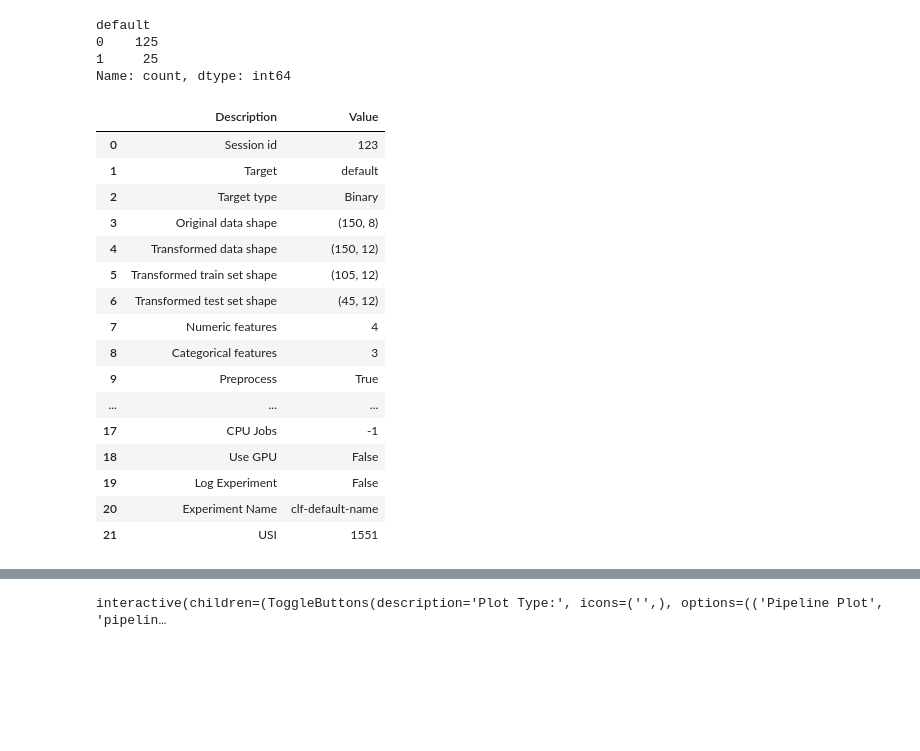
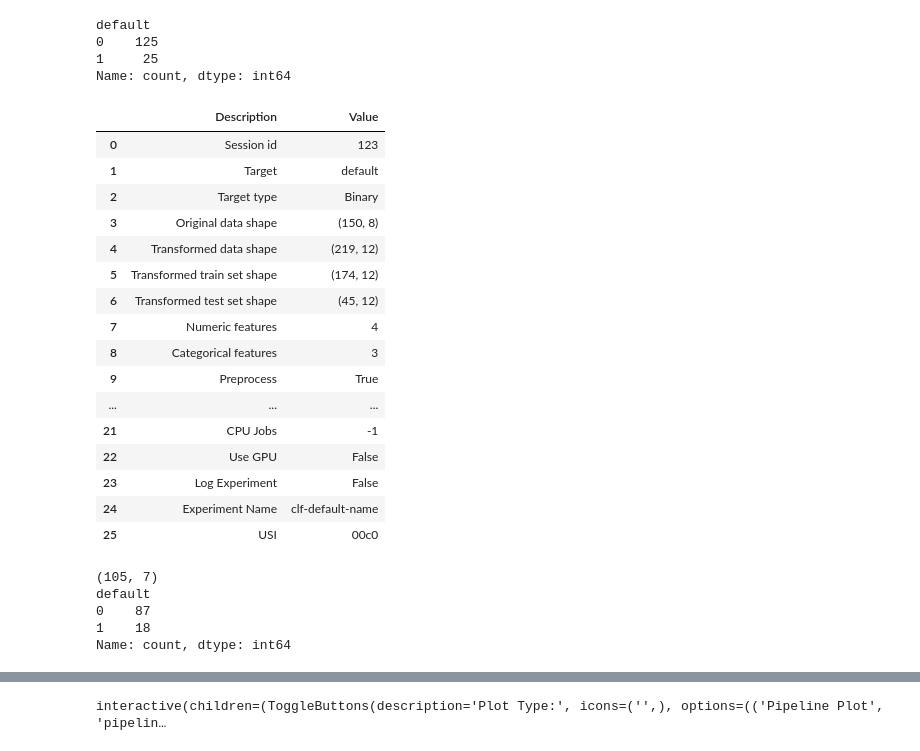
Before and after one commit to jessi02/DMC_MLE_G8, a Jupyter notebook: Ejercicio_2.ipynb, the cells around one changed output, grey strips where cells are left out. Saved outputs shown, nothing was run; the diff lists cells and outputs as text; code cells hidden in the pictures; blank space fills up the shorter version.

```diff
--- a/Ejercicio_2.ipynb
+++ b/Ejercicio_2.ipynb
@@ -62,25 +62,37 @@ default
 Name: count, dtype: int64
 # %%
 #1. Setup(): Definir el dataset y parámetros
-reg=setup(data=df,target='default',session_id=123,categorical_features=['estado_civil','historia_credito','vehiculo_propio'])
+reg=setup(data=df,target='default',session_id=123,normalize=True,fix_imbalance=True,categorical_features=['estado_civil','historia_credito','vehiculo_propio'])
+
+# COMENTARIO: fix_imbalance=True (SMOT POR DEFECTO)
+# normalize=True (Normaliza las variables numéricas (a veces útil para modelos como KNN o SVM).)
 # %% [output]
 |  | Description | Value |
 | 0 | Session id | 123 |
 | 1 | Target | default |
 | 2 | Target type | Binary |
 | 3 | Original data shape | (150, 8) |
-| 4 | Transformed data shape | (150, 12) |
-| 5 | Transformed train set shape | (105, 12) |
+| 4 | Transformed data shape | (219, 12) |
+| 5 | Transformed train set shape | (174, 12) |
 | 6 | Transformed test set shape | (45, 12) |
 | 7 | Numeric features | 4 |
 | 8 | Categorical features | 3 |
 | 9 | Preprocess | True |
 | ... | ... | ... |
-| 17 | CPU Jobs | -1 |
-| 18 | Use GPU | False |
-| 19 | Log Experiment | False |
-| 20 | Experiment Name | clf-default-name |
-| 21 | USI | 1551 |
+| 21 | CPU Jobs | -1 |
+| 22 | Use GPU | False |
+| 23 | Log Experiment | False |
+| 24 | Experiment Name | clf-default-name |
+| 25 | USI | 00c0 |
+# %%
+print(get_config('X_train').shape)
+print(get_config('y_train').value_counts())
+# %% [output]
+(105, 7)
+default
+0    87
+1    18
+Name: count, dtype: int64
 # %%
 #2. Compare_models(): Comparar multiples modelos y los rankear
 best_model = compare_models()
```
Also changed, not shown: parts of 8 cells of this notebook.
